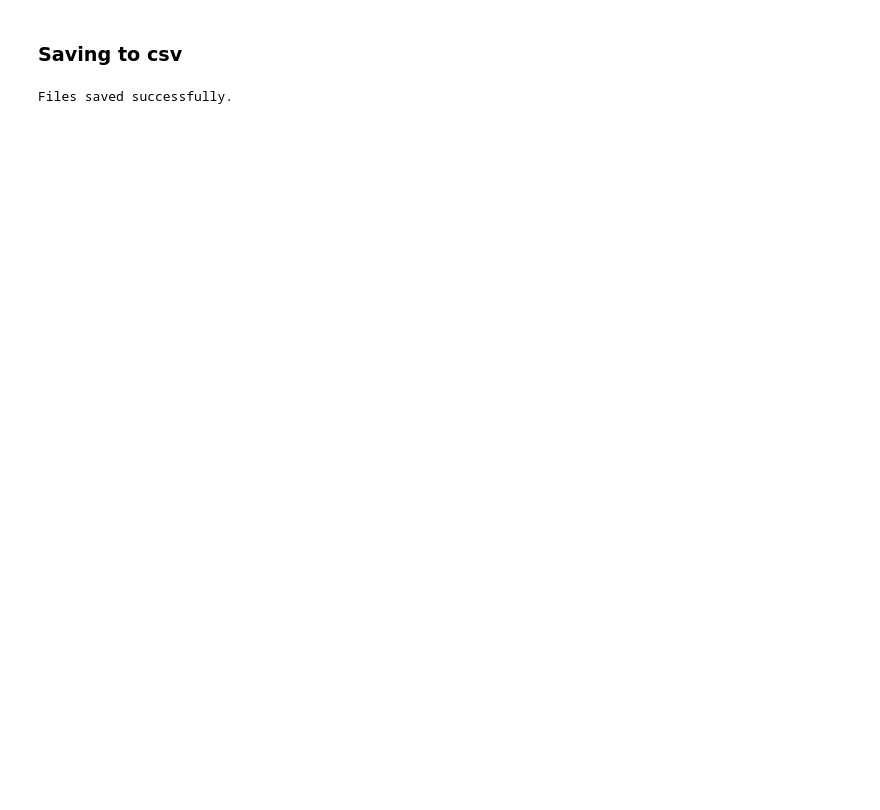
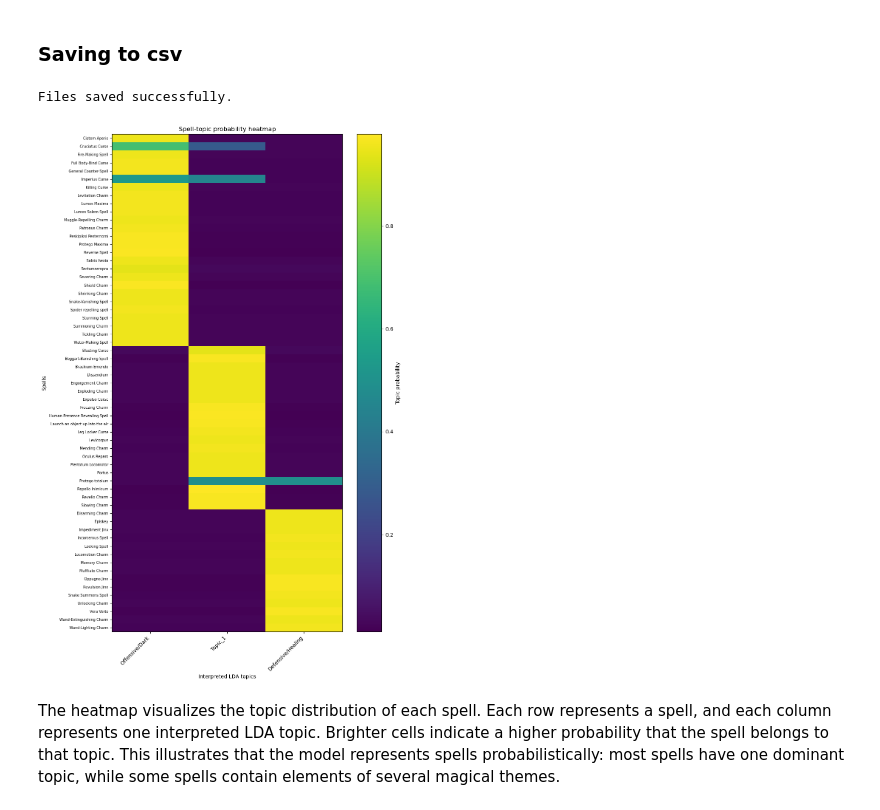
Before and after one commit to Signedue/MBML-Spells, a Jupyter notebook: spellsv2.ipynb, the cells around one changed output. Saved outputs shown, nothing was run; the diff lists cells and outputs as text; code cells hidden in the pictures; blank space fills up the shorter version.

Commit message:
updated topics 3topics now

```diff
--- a/spellsv2.ipynb
+++ b/spellsv2.ipynb
@@ -252,8 +238,6 @@ def topic_profile(topic_id: int) -> dict:
             "topic_id": topic_id,
             "offensive": 0,
             "defensive": 0,
-            "control": 0,
-            "reveal": 0,
         }
 
     type_col_candidates = [column for column in df.columns if str(column).strip().lower() == "type"]
@@ -267,22 +251,17 @@ def topic_profile(topic_id: int) -> dict:
     if type_col:
         topic_text = topic_text + " " + topic_rows[type_col].fillna("").str.lower()
 
-    offensive_markers = ["imperius", "imperio", "cruciatus", "avada", "killing", "kill", "death", "torture", "pain", "dark"]
+    offensive_markers = ["imperius", "imperio", "cruciatus", "avada", "killing", "kill", "death", "torture", "pain", "dark", "curse", "Curse"]
     defensive_markers = ["heal", "healing", "episkey", "patronus", "shield", "protect", "protego", "counter", "mend", "disarm"]
-    control_markers = ["stun", "slow", "bind", "immobil", "control", "stop", "freeze", "repel"]
-    reveal_markers = ["reveal", "reveals", "secret", "light", "lumos", "track", "presence", "detect"]
 
     offensive_score = sum(topic_text.str.contains(marker, regex=False).sum() for marker in offensive_markers)
     defensive_score = sum(topic_text.str.contains(marker, regex=False).sum() for marker in defensive_markers)
-    control_score = sum(topic_text.str.contains(marker, regex=False).sum() for marker in control_markers)
-    reveal_score = sum(topic_text.str.contains(marker, regex=False).sum() for marker in reveal_markers)
+
 
     return {
         "topic_id": topic_id,
         "offensive": int(offensive_score),
         "defensive": int(defensive_score),
-        "control": int(control_score),
-        "reveal": int(reveal_score),
     }
 
 profiles = [topic_profile(topic_id) for topic_id in range(lda_model.num_topics)]
@@ -290,19 +269,12 @@ profiles_df = pd.DataFrame(profiles)
 
 # Enforce unique top-level categories: exactly one Offensive and one Defensive topic.
 offensive_topic = profiles_df.sort_values(["offensive", "defensive"], ascending=[False, True]).iloc[0]["topic_id"]
-remaining = profiles_df[profiles_df["topic_id"] != offensive_topic]
 defensive_topic = remaining.sort_values(["defensive", "offensive"], ascending=[False, True]).iloc[0]["topic_id"]
-remaining = remaining[remaining["topic_id"] != defensive_topic]
 
-# Split remaining topics into two distinct utility-style labels.
-control_topic = remaining.sort_values(["control", "reveal"], ascending=[False, False]).iloc[0]["topic_id"]
-reveal_topic = remaining[remaining["topic_id"] != control_topic].iloc[0]["topic_id"]
 
 topic_labels = {
     int(offensive_topic): f"LDA Topic {int(offensive_topic)}: Offensive/Dark",
     int(defensive_topic): f"LDA Topic {int(defensive_topic)}: Defensive/Healing",
-    int(control_topic): f"LDA Topic {int(control_topic)}: Control/Utility",
-    int(reveal_topic): f"LDA Topic {int(reveal_topic)}: Revealing/Other",
 }
 
 df["Topic Label"] = df["Dominant Topic"].map(topic_labels)
@@ -443,3 +401,56 @@ dictionary.save("spell_dictionary.gensim")
 print("Files saved successfully.")
 # %% [output]
 Files saved successfully.
+# %%
+import matplotlib.pyplot as plt
+
+# Copy matrix
+heatmap_df = spell_topic_matrix.copy()
+
+# Select topic columns
+topic_cols = [col for col in heatmap_df.columns if col.startswith("Topic_")]
+
+# Sort spells by dominant topic for readability
+heatmap_df = heatmap_df.sort_values(
+    by=["Dominant Topic", "Spell Name"]
+)
+
+# Use spell names as row labels
+heatmap_data = heatmap_df.set_index("Spell Name")[topic_cols]
+
+# Rename topic columns using interpreted labels
+topic_name_map = {
+    f"Topic_{topic_id}": label.replace(f"LDA Topic {topic_id}: ", "")
+    for topic_id, label in topic_labels.items()
+}
+
+heatmap_data = heatmap_data.rename(columns=topic_name_map)
+
+# Plot all spells
+plt.figure(figsize=(10, max(8, len(heatmap_data) * 0.25)))
+plt.imshow(heatmap_data, aspect="auto")
+plt.colorbar(label="Topic probability")
+
+plt.xticks(
+    ticks=range(len(heatmap_data.columns)),
+    labels=heatmap_data.columns,
+    rotation=45,
+    ha="right"
+)
+
+plt.yticks(
+    ticks=range(len(heatmap_data.index)),
+    labels=heatmap_data.index,
+    fontsize=7
+)
+
+plt.title("Spell-topic probability heatmap")
+plt.xlabel("Interpreted LDA topics")
+plt.ylabel("Spells")
+
+plt.tight_layout()
+plt.show()
+# %% [output]
+[figure, added]
+# %% [markdown]
+The heatmap visualizes the topic distribution of each spell. Each row represents a spell, and each column represents one interpreted LDA topic. Brighter cells indicate a higher probability that the spell belongs to that topic. This illustrates that the model represents spells probabilistically: most spells have one dominant topic, while some spells contain elements of several magical themes.
```
Also changed, not shown: parts of 8 cells of this notebook, 9 other files.
